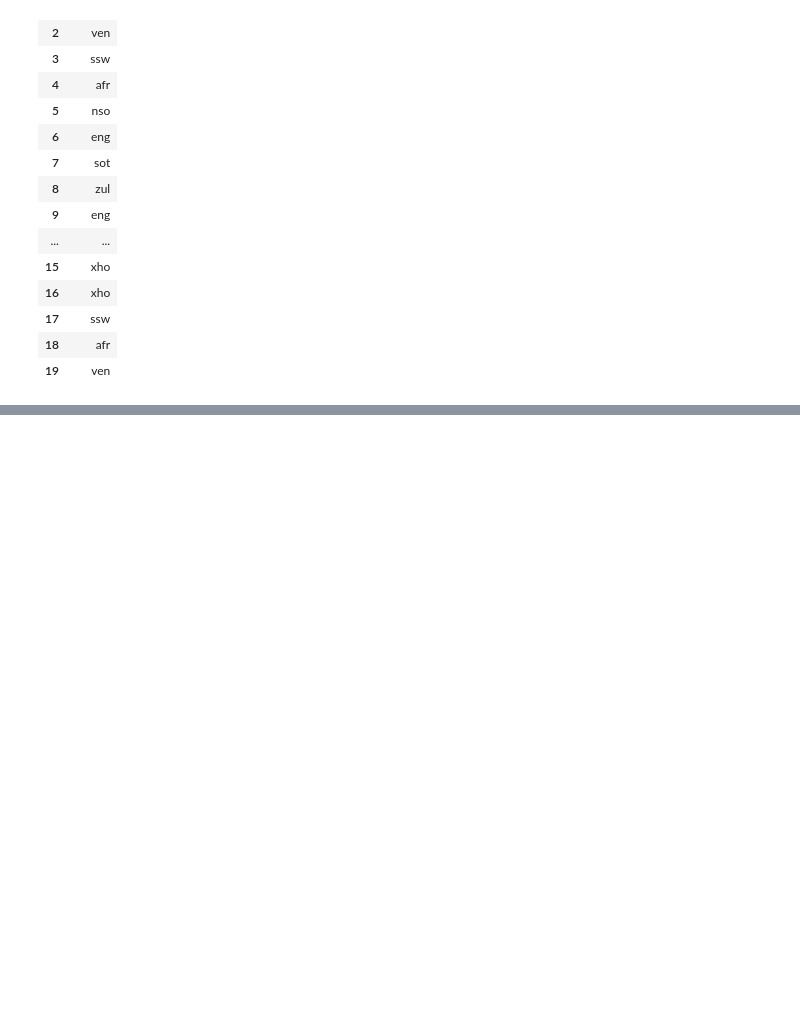
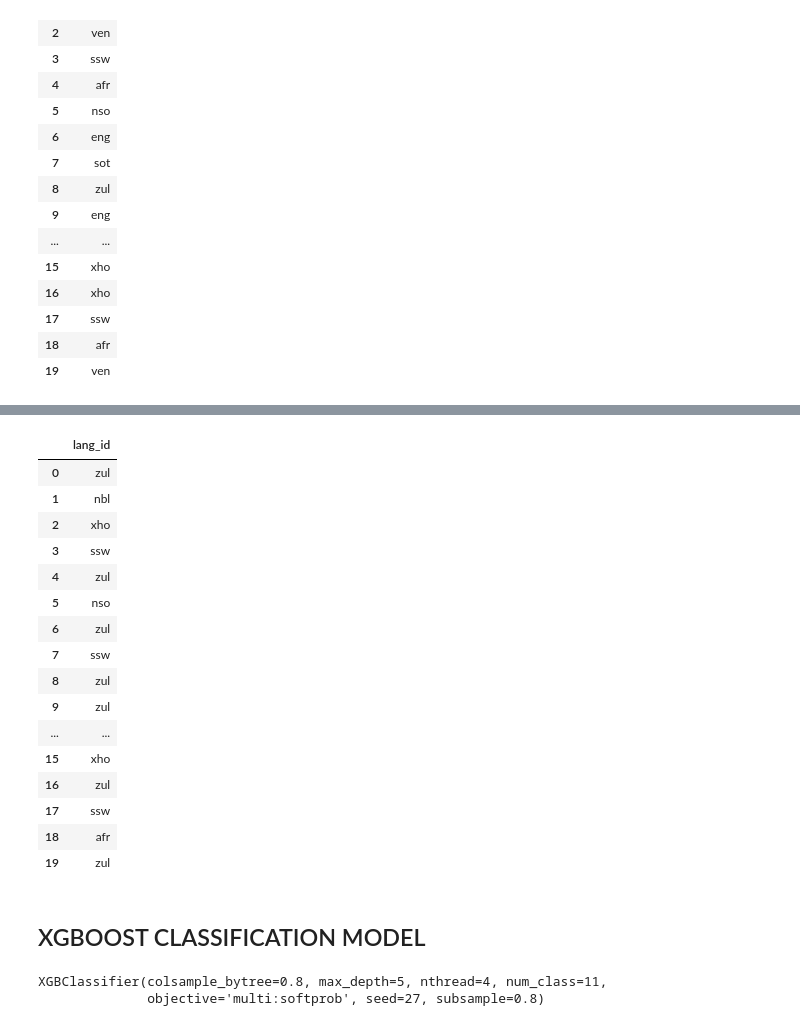
Before and after one commit to Emmantheo/Language-Classification-Hackathon, a Jupyter notebook: Language Classification Hackathon/language_identification_notebook.ipynb, the cells around one changed output, grey strips where cells are left out. Saved outputs shown, nothing was run; the diff lists cells and outputs as text; code cells hidden in the pictures; blank space fills up the shorter version.

```diff
--- a/Language Classification Hackathon/Untitled.ipynb
+++ b/Language Classification Hackathon/language_identification_notebook.ipynb
@@ -531,0 +606,26 @@ submission.to_csv("submission.csv", index = False)
+# %%
+svc.fit(X,y)
+svc_pred_test = svc.predict(bow_test)
+# %%
+svc__pred_test = le.inverse_transform(svc_pred_test)
+# %%
+result_model = pd.DataFrame(svc__pred_test, columns= ['lang_id'])
+result_model.head(20)
+# %% [output]
+|  | lang_id |
+| 0 | zul |
+| 1 | nbl |
+| 2 | xho |
+| 3 | ssw |
+| 4 | zul |
+| 5 | nso |
+| 6 | zul |
+| 7 | ssw |
+| 8 | zul |
+| 9 | zul |
+| ... | ... |
+| 15 | xho |
+| 16 | zul |
+| 17 | ssw |
+| 18 | afr |
+| 19 | zul |
@@ -531,0 +640,18 @@ submission.to_csv("submission.csv", index = False)
+# %% [markdown]
+## XGBOOST CLASSIFICATION MODEL
+# %%
+# fit model no training data
+model_xgb = XGBClassifier(learning_rate = 0.1,
+                         n_estimators = 100,
+                         max_depth = 5,
+                         gamma = 0,
+                         subsample = 0.8,
+                         colsample_bytree = 0.8,
+                         objective = 'multi:softmax',
+                         nthread = 4,
+                         num_class = 11,
+                         seed = 27)
+model_xgb.fit(x_train, y_train)
+# %% [output]
+XGBClassifier(colsample_bytree=0.8, max_depth=5, nthread=4, num_class=11,
+              objective='multi:softprob', seed=27, subsample=0.8)
```
Also changed, not shown: parts of 32 cells of this notebook, 1 other file.
